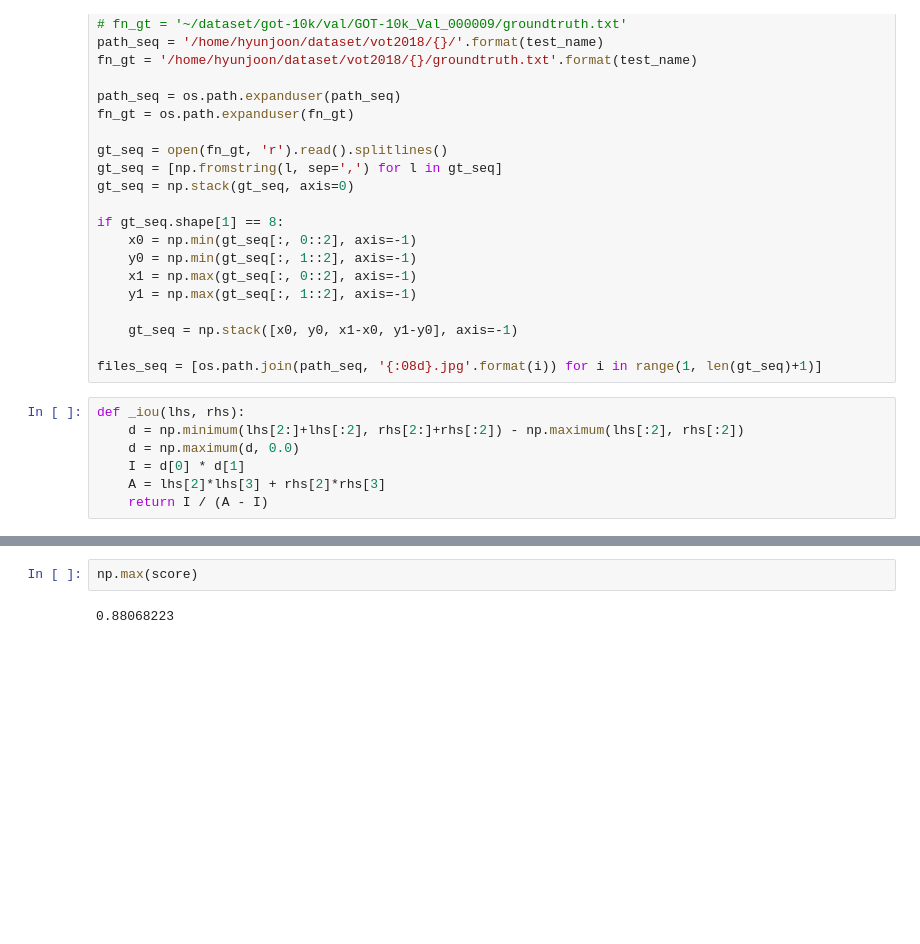
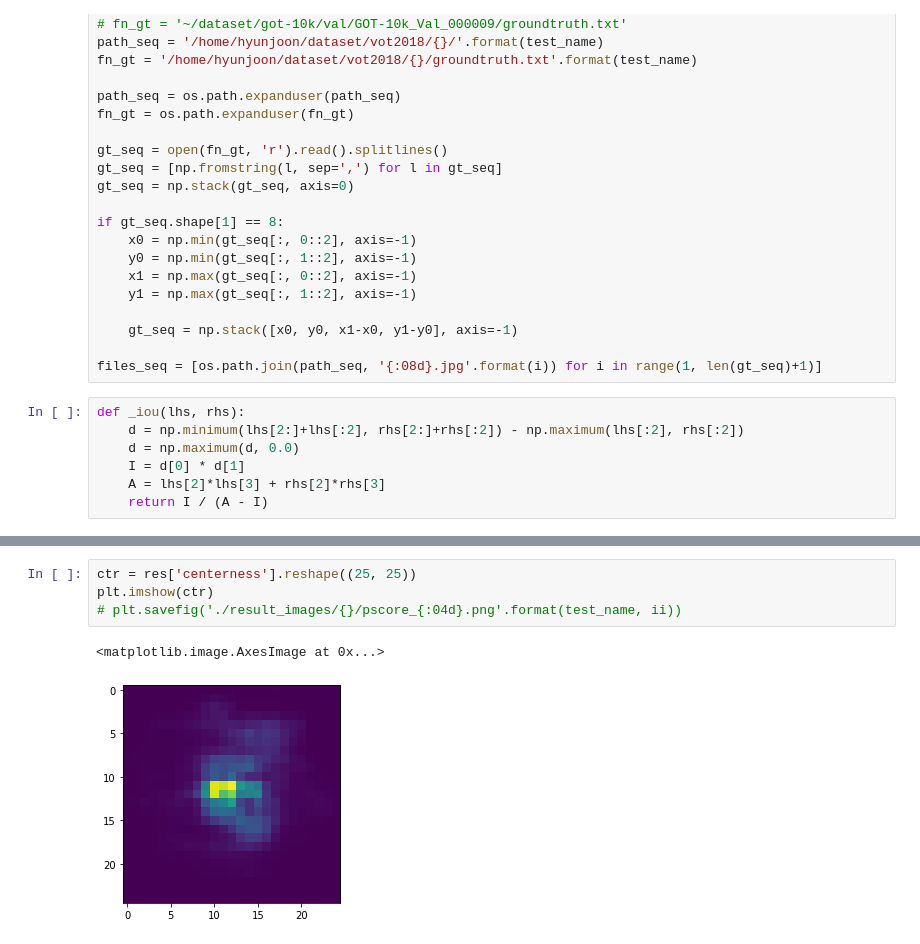
Before and after one commit to eldercrow/tracking-pytorch, a Jupyter notebook: notebook/predict.ipynb, the cells around one changed output, grey strips where cells are left out. Saved outputs shown, nothing was run; the diff lists cells and outputs as text; blank space fills up the shorter version.

```diff
--- a/notebook/predict.ipynb
+++ b/notebook/predict.ipynb
@@ -156,4 +157,7 @@ plt.savefig('./result_images/{}/pscore_{:04d}.png'.format(test_name, ii))
-# %%
-np.max(score)
-# %% [output]
-0.88068223
+# %%
+ctr = res['centerness'].reshape((25, 25))
+plt.imshow(ctr)
+# plt.savefig('./result_images/{}/pscore_{:04d}.png'.format(test_name, ii))
+# %% [output]
+<matplotlib.image.AxesImage at 0x...>
+[figure, added]
```
Also changed, not shown: parts of 6 cells of this notebook, 9 other files.
